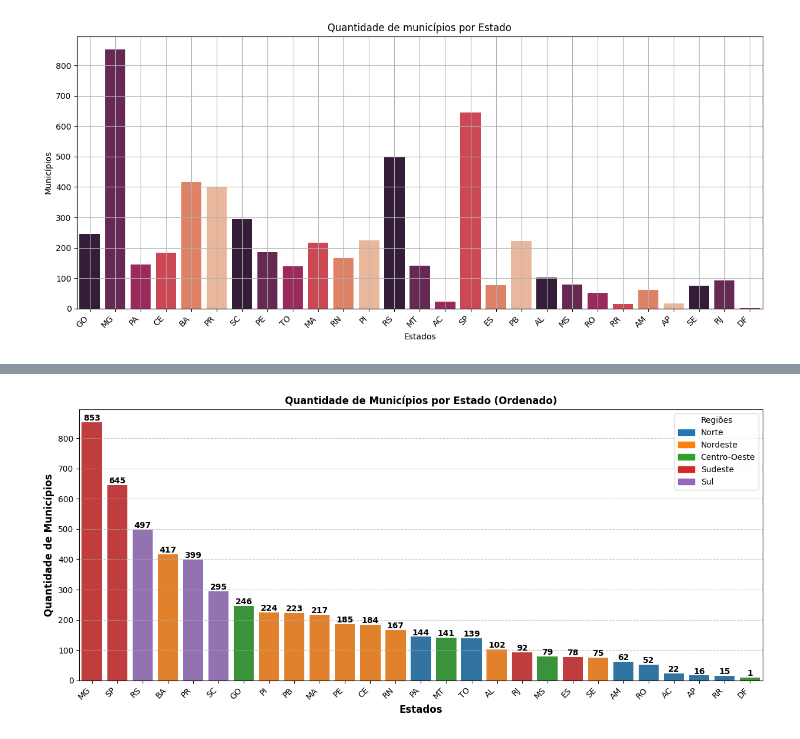
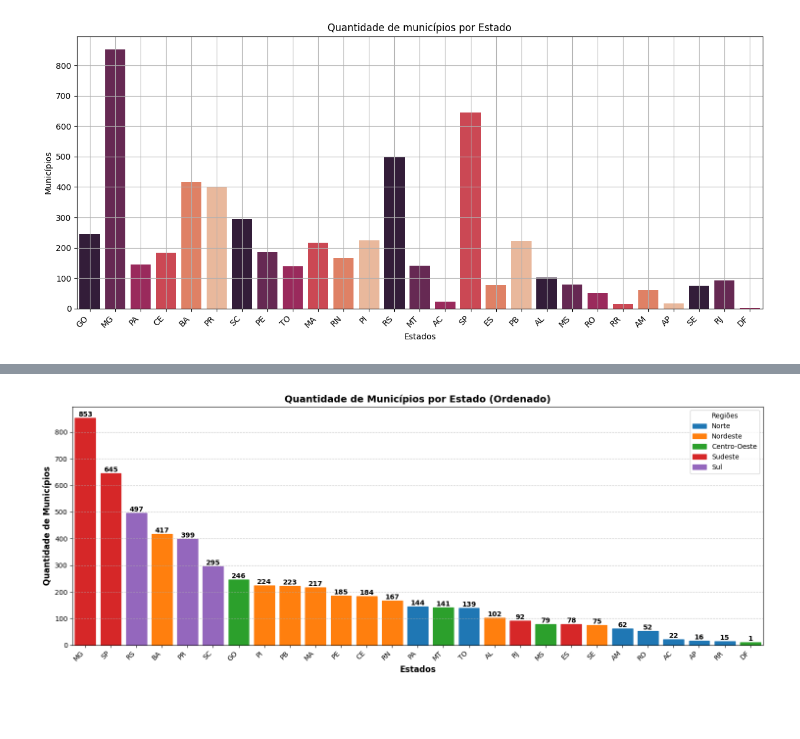
Before and after one commit to Eliane-orlandin/PrograMaria, a Jupyter notebook: aulas/analise_dados_colab.ipynb, the cells around one changed output, grey strips where cells are left out. Saved outputs shown, nothing was run; the diff lists cells and outputs as text; code cells hidden in the pictures; blank space fills up the shorter version.

```diff
--- a/aulas/analise_dados_colab.ipynb
+++ b/aulas/analise_dados_colab.ipynb
@@ -1621,55 +1629,60 @@ Passing `palette` without assigning `hue` is deprecated and will be removed in v
 # %%
-# Mapeamento de cada UF (estado) para sua respectiva região
+# Supondo que 'dados5' seja seu DataFrame original
+quantidade_por_estado = dados5['uf'].value_counts().sort_values(ascending=False)
+quantidade_por_estado_df = quantidade_por_estado.reset_index()
+quantidade_por_estado_df.columns = ['uf', 'nome_municipio']
+
+# Altura mínima para visualização
+quantidade_por_estado_df['nome_municipio_plot'] = quantidade_por_estado_df['nome_municipio'].apply(lambda x: x if x > 10 else 10)
+
 regiao = {
     'AC': 'Norte', 'AL': 'Nordeste', 'AM': 'Norte', 'AP': 'Norte', 'BA': 'Nordeste',
     'CE': 'Nordeste', 'DF': 'Centro-Oeste', 'ES': 'Sudeste', 'GO': 'Centro-Oeste',
     'MA': 'Nordeste', 'MG': 'Sudeste', 'MS': 'Centro-Oeste', 'MT': 'Centro-Oeste',
     'PA': 'Norte', 'PB': 'Nordeste', 'PE': 'Nordeste', 'PI': 'Nordeste', 'PR': 'Sul',
     'RJ': 'Sudeste', 'RN': 'Nordeste', 'RO': 'Norte', 'RR': 'Norte', 'RS': 'Sul',
     'SC': 'Sul', 'SE': 'Nordeste', 'SP': 'Sudeste', 'TO': 'Norte'
 }
 
-# Paleta de cores para cada região
 cores_regiao = {
-    'Norte': '#1f77b4',        # Azul
-    'Nordeste': '#ff7f0e',     # Laranja
-    'Centro-Oeste': '#2ca02c', # Verde
-    'Sudeste': '#d62728',      # Vermelho
-    'Sul': '#9467bd'           # Roxo
+    'Norte': '#1f77b4',
+    'Nordeste': '#ff7f0e',
+    'Centro-Oeste': '#2ca02c',
+    'Sudeste': '#d62728',
+    'Sul': '#9467bd'
 }
 
-# Criar uma cópia do DataFrame para exibição com valor mínimo visual
-dados_plot = quantidade_por_estado.copy()
-dados_plot['nome_municipio_plot'] = dados_plot['nome_municipio'].apply(lambda x: x if x > 10 else 10)
+# Mapear regiões e cores
+quantidade_por_estado_df['regiao'] = quantidade_por_estado_df['uf'].map(regiao)
+quantidade_por_estado_df['cor'] = quantidade_por_estado_df['regiao'].map(cores_regiao)
 
-# Criar paleta de cores baseada na região de cada UF
-palette = [cores_regiao[regiao[uf]] for uf in dados_plot['uf']]
+plt.figure(figsize=(15, 6))
 
-# Criar o gráfico com `hue='uf'` e `legend=False`
-plt.figure(figsize=(15, 6))
-ax = sns.barplot(data=dados_plot, x='uf', y='nome_municipio_plot', hue='uf', palette=palette, legend=False)
+# Criar gráfico sem palette
+ax = sns.barplot(data=quantidade_por_estado_df, x='uf', y='nome_municipio_plot', color='gray')
 
-# Adicionar os valores reais acima de cada barra
+# Agora colorir barra por barra
+for i, patch in enumerate(ax.patches):
+    patch.set_color(quantidade_por_estado_df.loc[i, 'cor'])
+
+# Adicionar valores reais acima das barras
 for i, p in enumerate(ax.patches):
-    valor_real = quantidade_por_estado.iloc[i]['nome_municipio']
+    valor_real = quantidade_por_estado_df.loc[i, 'nome_municipio']
     ax.annotate(f'{valor_real}',
                 (p.get_x() + p.get_width() / 2., p.get_height()),
                 ha='center', va='bottom', fontsize=10, fontweight='bold', color='black')
 
-# Adicionar legenda manualmente
-handles = [plt.Rectangle((0,0),1,1, color=cores_regiao[regiao]) for regiao in cores_regiao]
+# Legenda manual
+handles = [plt.Rectangle((0,0),1,1, color=cor) for cor in cores_regiao.values()]
 plt.legend(handles, cores_regiao.keys(), title="Regiões", loc="upper right")
 
-# Configurações do gráfico
-plt.title('Quantidade de Municípios por Estado (Ordenado)', fontsize=12, fontweight='bold')
+plt.title('Quantidade de Municípios por Estado (Ordenado)', fontsize=14, fontweight='bold')
 plt.xlabel('Estados', fontsize=12, fontweight='bold')
 plt.ylabel('Quantidade de Municípios', fontsize=12, fontweight='bold')
 plt.xticks(rotation=45, ha='right')
-
-# Adicionar linhas horizontais na grade
 plt.grid(axis='y', linestyle='--', alpha=0.7)
 
-# Exibir o gráfico
+plt.tight_layout()
 plt.show()
 # %% [output]
-[figure, old version]
+[figure, new version]
```
Also changed, not shown: parts of 20 cells of this notebook.
